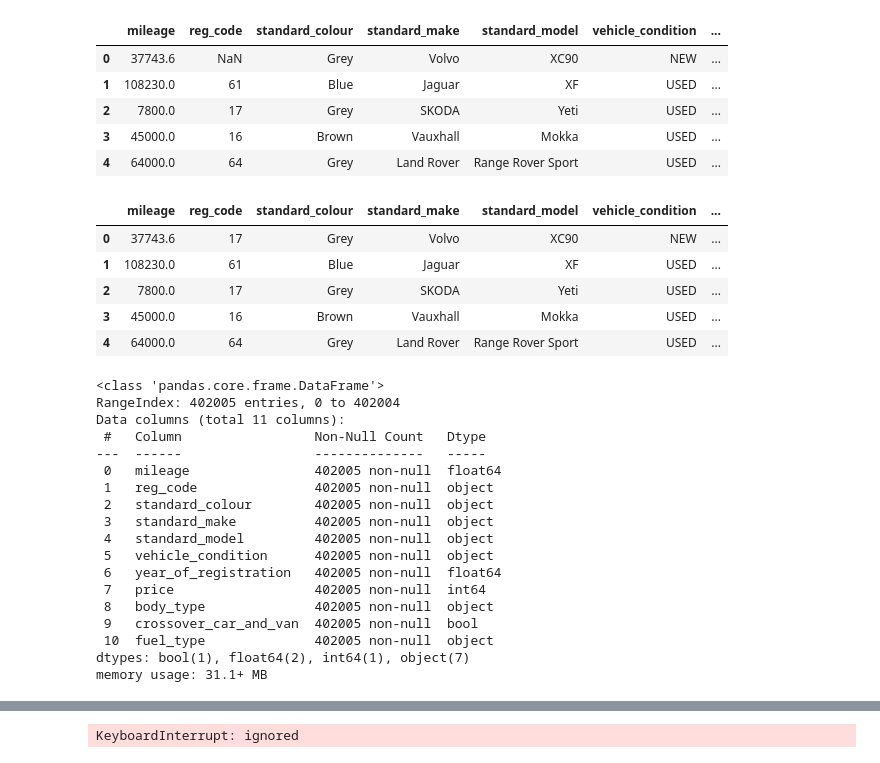
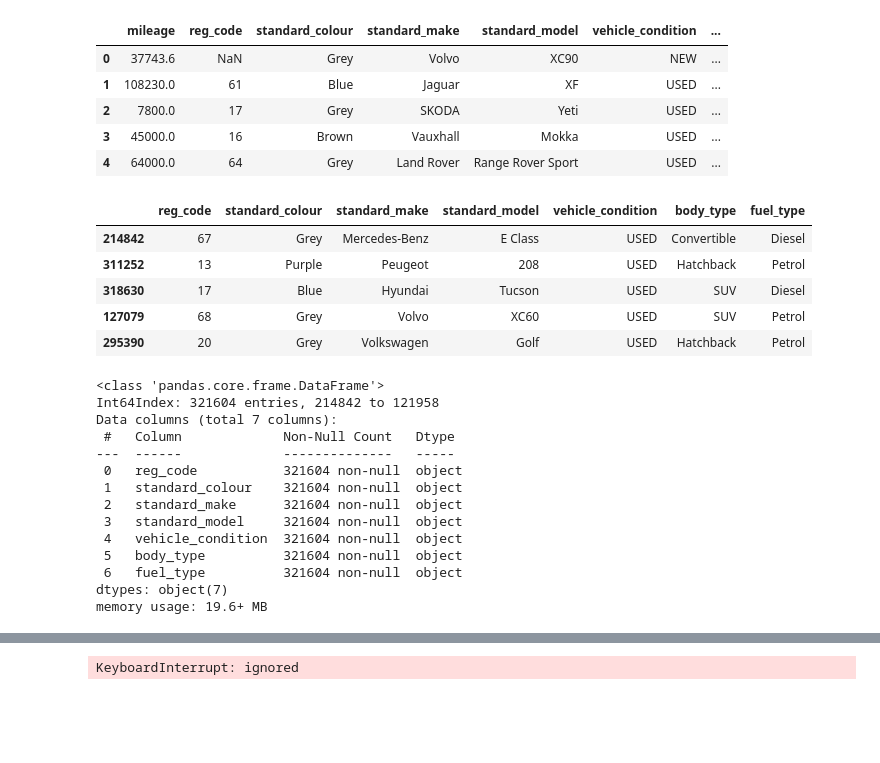
Before and after one commit to kessingtonosazee/GCP_Project_1, a Jupyter notebook: assessment_rrr.ipynb, the cells around one changed output, grey strips where cells are left out. Drawn from its saved outputs; the diff is of its cells as text; code cells hidden in the pictures; blank space fills up the shorter version.

```diff
--- a/assessment_rrr.ipynb
+++ b/assessment_rrr.ipynb
@@ -131,3 +131,23 @@ df1.head()
 | 2 | 7800.0 | 17 | Grey | SKODA | Yeti | USED | ... |
 | 3 | 45000.0 | 16 | Brown | Vauxhall | Mokka | USED | ... |
 | 4 | 64000.0 | 64 | Grey | Land Rover | Range Rover Sport | USED | ... |
+# %%
+# Split features to numeric and categorical
+num_feat = ['mileage', 'year_of_registration']
+cat_feat = ['reg_code', 'standard_colour', 'standard_make','standard_model','vehicle_condition', 'body_type','fuel_type']
+
+# Split data set
+y = df1['price']
+X =df1.drop('price', axis=1)
+
+# Split the dataset into training and testing sets
+X_train, X_test, y_train, y_test = train_test_split(X, y, test_size=0.2, random_state=42)
+
+# split to numeric and categorical
+
+X_train_cat = X_train[cat_feat]
+X_test_cat = X_test[cat_feat]
+
+
+X_train_num = X_train[num_feat]
+X_test_num = X_test[num_feat]
@@ -133,0 +242,3 @@ df1.head()
+# %%
+mode = X_train_cat [cat_feat].mode().iloc[0]
+X_train_cat = X_train_cat .replace(np.nan, mode )
@@ -158,32 +308,28 @@ cat_feat = ['reg_code', 'standard_colour', 'standard_make','standard_model',
 mode = df1[cat_feat].mode().iloc[0]
 df1[cat_feat] = df1[cat_feat].replace(np.nan, mode )
 # %%
-df1.head()
+X_train_cat.head()
 # %% [output]
-|  | mileage | reg_code | standard_colour | standard_make | standard_model | vehicle_condition | ... |
-| 0 | 37743.6 | 17 | Grey | Volvo | XC90 | NEW | ... |
-| 1 | 108230.0 | 61 | Blue | Jaguar | XF | USED | ... |
-| 2 | 7800.0 | 17 | Grey | SKODA | Yeti | USED | ... |
-| 3 | 45000.0 | 16 | Brown | Vauxhall | Mokka | USED | ... |
-| 4 | 64000.0 | 64 | Grey | Land Rover | Range Rover Sport | USED | ... |
+|  | reg_code | standard_colour | standard_make | standard_model | vehicle_condition | body_type | fuel_type |
+| 214842 | 67 | Grey | Mercedes-Benz | E Class | USED | Convertible | Diesel |
+| 311252 | 13 | Purple | Peugeot | 208 | USED | Hatchback | Petrol |
+| 318630 | 17 | Blue | Hyundai | Tucson | USED | SUV | Diesel |
+| 127079 | 68 | Grey | Volvo | XC60 | USED | SUV | Petrol |
+| 295390 | 20 | Grey | Volkswagen | Golf | USED | Hatchback | Petrol |
 # %%
-df1.info()
+X_train_cat.info()
 # %% [output]
 <class 'pandas.core.frame.DataFrame'>
-RangeIndex: 402005 entries, 0 to 402004
-Data columns (total 11 columns):
- #   Column                 Non-Null Count   Dtype
----  ------                 --------------   -----
- 0   mileage                402005 non-null  float64
- 1   reg_code               402005 non-null  object
- 2   standard_colour        402005 non-null  object
- 3   standard_make          402005 non-null  object
- 4   standard_model         402005 non-null  object
- 5   vehicle_condition      402005 non-null  object
- 6   year_of_registration   402005 non-null  float64
- 7   price                  402005 non-null  int64
- 8   body_type              402005 non-null  object
- 9   crossover_car_and_van  402005 non-null  bool
- 10  fuel_type              402005 non-null  object
-dtypes: bool(1), float64(2), int64(1), object(7)
-memory usage: 31.1+ MB
+Int64Index: 321604 entries, 214842 to 121958
+Data columns (total 7 columns):
+ #   Column             Non-Null Count   Dtype
+---  ------             --------------   -----
+ 0   reg_code           321604 non-null  object
+ 1   standard_colour    321604 non-null  object
+ 2   standard_make      321604 non-null  object
+ 3   standard_model     321604 non-null  object
+ 4   vehicle_condition  321604 non-null  object
+ 5   body_type          321604 non-null  object
+ 6   fuel_type          321604 non-null  object
+dtypes: object(7)
+memory usage: 19.6+ MB
```
Also changed, not shown: parts of 17 cells of this notebook.
